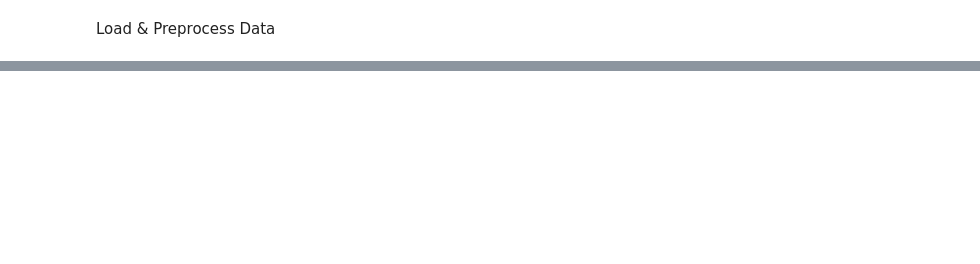
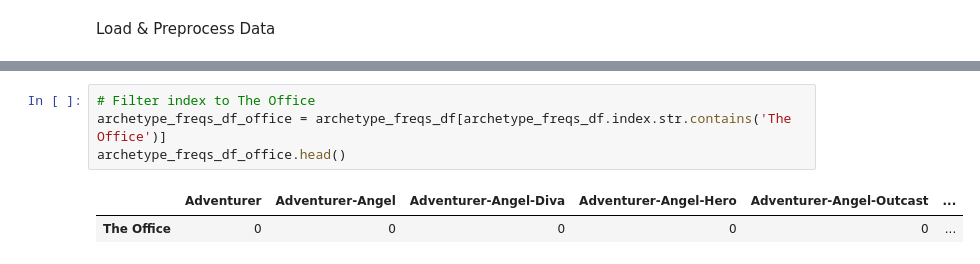
Before and after one commit to lcohenwanis/pocs2-spring2026-genre-from-archetypes, a Jupyter notebook: notebooks/initial_archetype_eda.ipynb, the cells around one changed output, grey strips where cells are left out. Cells and saved outputs as stored; diff of their text form; blank space fills up the shorter version.

```diff
--- a/notebooks/initial_archetype_eda.ipynb
+++ b/notebooks/initial_archetype_eda.ipynb
@@ -67,0 +118,7 @@ characters.shape, stories.shape, traits.shape
+# %%
+# Filter index to The Office
+archetype_freqs_df_office = archetype_freqs_df[archetype_freqs_df.index.str.contains('The Office')]
+archetype_freqs_df_office.head()
+# %% [output]
+|  | Adventurer | Adventurer-Angel | Adventurer-Angel-Diva | Adventurer-Angel-Hero | Adventurer-Angel-Outcast | ... |
+| The Office | 0 | 0 | 0 | 0 | 0 | ... |
```
Also changed, not shown: parts of 13 cells of this notebook, 1 other file.
